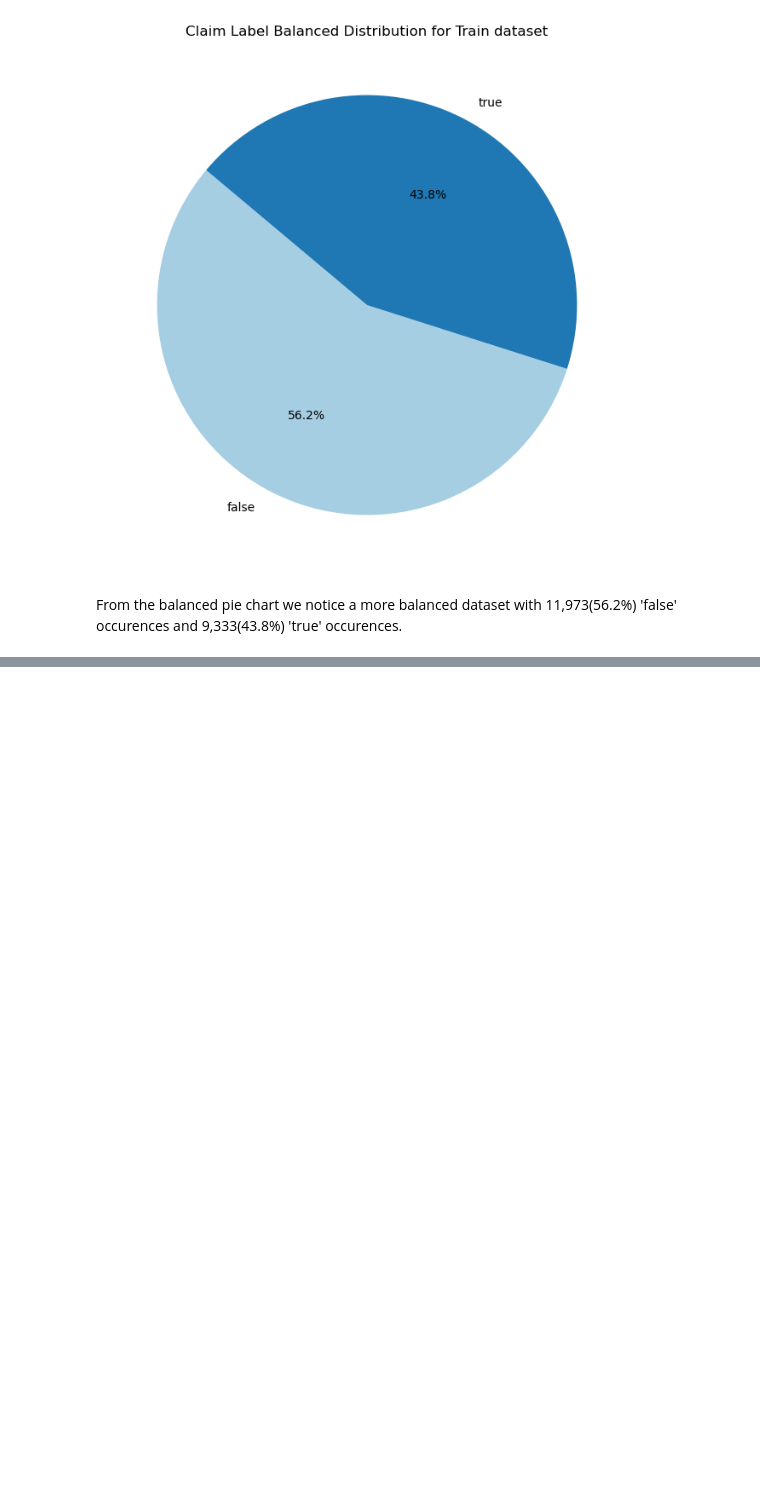
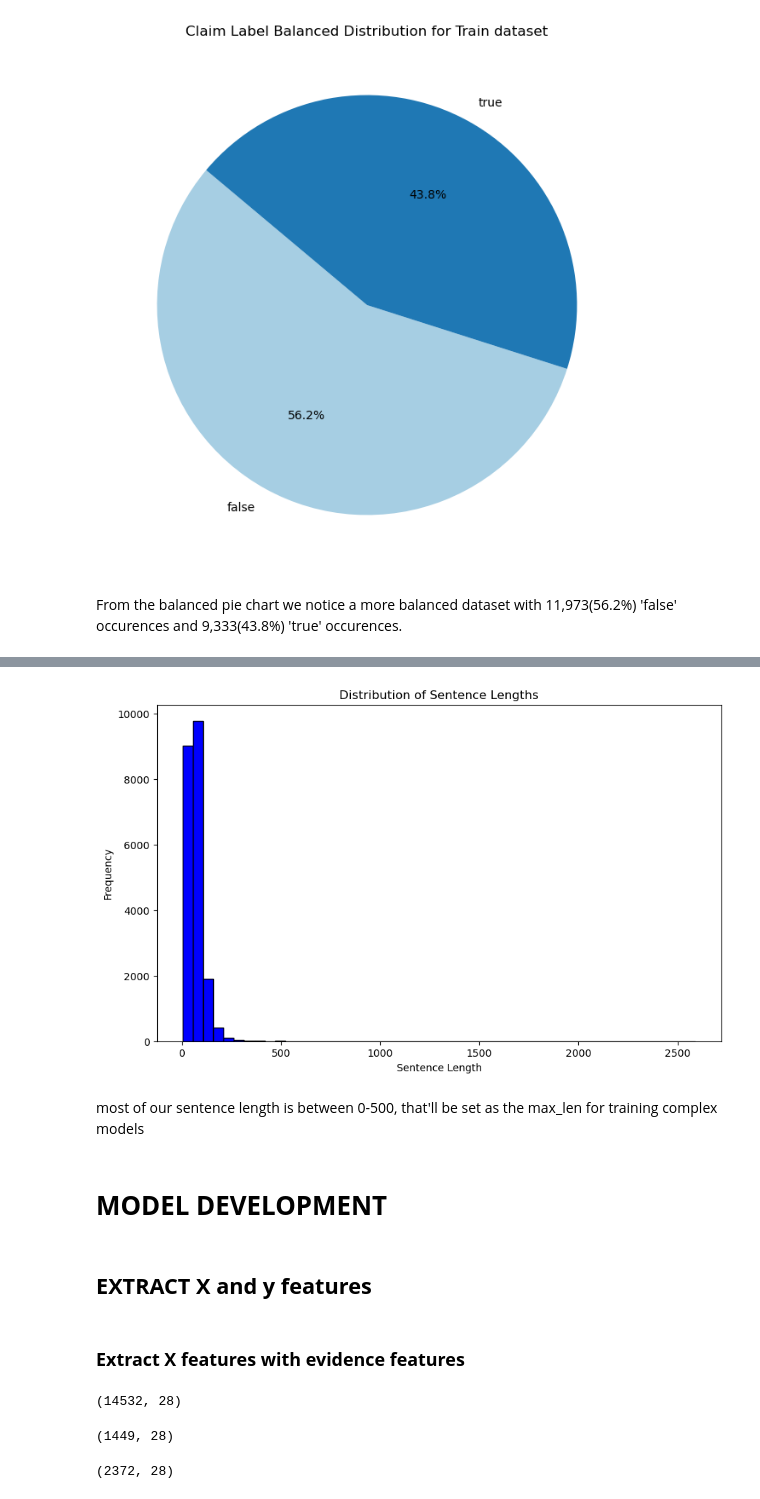
Before and after one commit to ajaop/100693861-MSC-THESIS, a Jupyter notebook: thesis_code.ipynb, the cells around one changed output, grey strips where cells are left out. Saved outputs shown, nothing was run; the diff lists cells and outputs as text; code cells hidden in the pictures; blank space fills up the shorter version.

```diff
--- a/thesis_code.ipynb
+++ b/thesis_code.ipynb
@@ -2237,0 +1422,12 @@ followed steps from https://medium.com/@yashvardhanvs/classification-using-pre-t
+# %%
+# Get the maximum length of claim_translated sentence in our dataset\
+
+max_len = 0
+
+combined_df['sentence_length'] = combined_df['claim_translated'].apply(len)
+
+# Check the maximum sentence length
+max_len = combined_df['sentence_length'].max()
+print('Max sentence length: ', max_len)
+
+display(combined_df['sentence_length'])
@@ -2237,0 +1448,27 @@ followed steps from https://medium.com/@yashvardhanvs/classification-using-pre-t
+# %%
+
+# Plot the distribution of sentence lengths
+plt.figure(figsize=(10, 6))
+plt.hist(combined_df['sentence_length'], bins=50, color='blue', edgecolor='black')
+plt.title('Distribution of Sentence Lengths')
+plt.xlabel('Sentence Length')
+plt.ylabel('Frequency')
+plt.show()
+# %% [output]
+[figure, added]
+# %% [markdown]
+most of our sentence length is between 0-500, that'll be set as the max_len for training complex models
+# %% [markdown]
+# **MODEL DEVELOPMENT**
+# %% [markdown]
+## **EXTRACT X and y features**
+# %% [markdown]
+### **Extract X features with evidence features**
+# %%
+display(train_preprocessed.shape)
+display(dev_preprocessed.shape)
+display(test_preprocessed.shape)
+# %% [output]
+(14532, 28)
+(1449, 28)
+(2372, 28)
```
Also changed, not shown: parts of 387 cells of this notebook.
